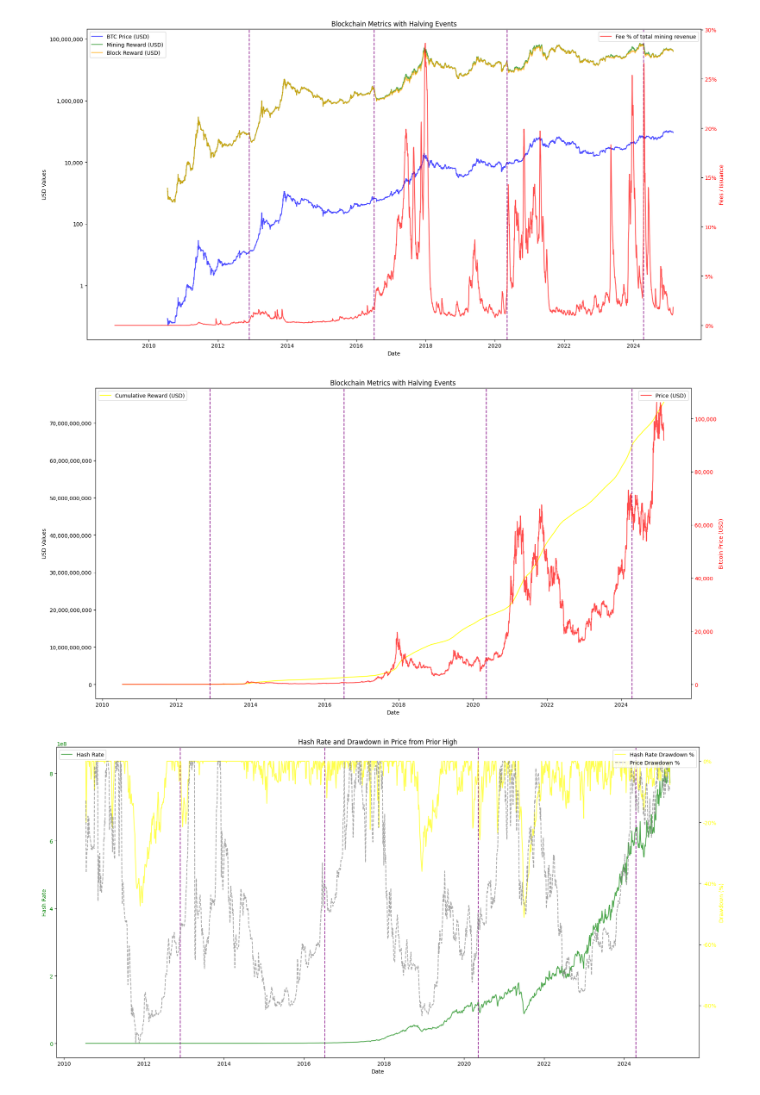
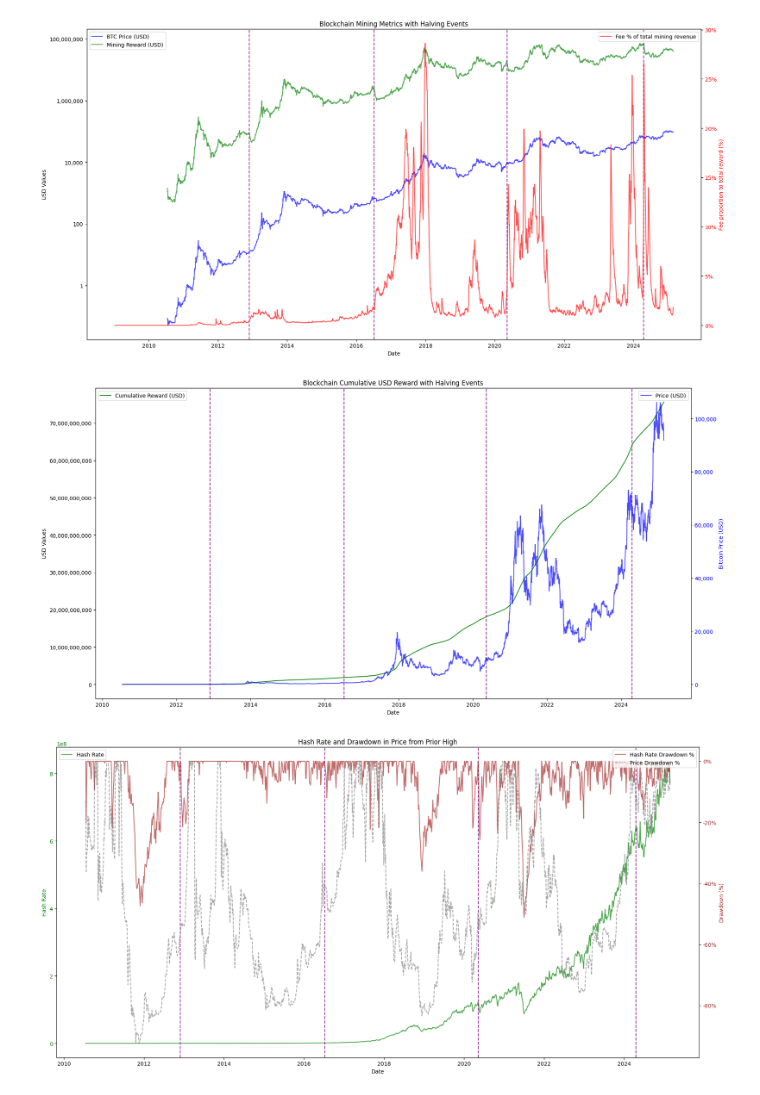
Before and after one commit to mareeben/btc-death-risks, a Jupyter notebook: notebooks/notebook.ipynb, the cells around one changed output. Cells and saved outputs as stored; diff of their text form; code cells hidden in the pictures.

Commit message:
Add blockchain metrics plots
New plots for blockchain metrics and hash rate trends are included, along with charts highlighting halving events.

```diff
--- a/notebooks/notebook.ipynb
+++ b/notebooks/notebook.ipynb
@@ -43,6 +43,8 @@ df.set_index("Date", inplace=True)
 
 blockchain_halving_dates = [pd.to_datetime("28-Nov-2012"), pd.to_datetime("9-Jul-2016"), pd.to_datetime("11-May-2020"), pd.to_datetime("19-Apr-2024"), ]
 # %%
+save_figures = True
+
 fig, ax1 = plt.subplots(figsize=(18, 9))
 
 # Ensure df.index is datetime before plotting
@@ -52,7 +54,6 @@ if not isinstance(df.index, pd.DatetimeIndex):
 # Plot Price, Fees(USD), and Issuance(USD) on the first axis
 ax1.plot(df.index, df["Price"], label="BTC Price (USD)", color="blue", alpha=0.7)
 ax1.plot(df.index, df["Fees(USD)"] + df["Issuance(USD)"], label="Mining Reward (USD)", color="green", alpha=0.7)
-ax1.plot(df.index, df["Issuance(USD)"], label="Block Reward (USD)", color="orange", alpha=0.7)
 ax1.set_xlabel("Date")
 ax1.set_ylabel("USD Values", color="black")
 ax1.set_yscale("log")  # Set y-axis to logarithmic scale
@@ -66,7 +67,7 @@ ax1.legend(loc="upper left")
 # Plot Fees / Issuance on the second axis
 ax2 = ax1.twinx()
 ax2.plot(df.index, df["MinerRevenuePercentage"], label="Fee % of total mining revenue", color="red", alpha=0.7)
-ax2.set_ylabel("Fees / Issuance", color="red")
+ax2.set_ylabel("Fee proportion to total reward (%)", color="red")
 ax2.tick_params(axis="y", labelcolor="red")
 ax2.yaxis.set_major_formatter(plt.FuncFormatter(lambda y, _: f"{y:.0%}"))  # Format as percentage
 ax2.legend(loc="upper right")
@@ -75,11 +76,16 @@ ax2.legend(loc="upper right")
 for date in blockchain_halving_dates:
     ax1.axvline(date, color="purple", linestyle="--", alpha=0.8)
 
-plt.title("Blockchain Metrics with Halving Events")
+plt.title("Blockchain Mining Metrics with Halving Events")
 plt.tight_layout()
-plt.show()
+
+if save_figures:
+    # Save the chart to a file in ./results
+    plt.savefig('./results/blockchain_metrics_with_halving_events.png', dpi=300)
+else:
+    plt.show()
 # %% [output]
-[figure, old version]
+[figure, new version]
 # %%
 # Calculate the cumulative total mining reward (Fees + Issuance)
 df["CumulativeReward(USD)"] = (df["Fees(USD)"] + df["Issuance(USD)"]).cumsum()
@@ -89,7 +95,7 @@ df["CumulativeRewardHodl(USD)"] = (df["Fees(BTC)"] + df["Issuance(BTC)"]).cumsum
 fig, ax1 = plt.subplots(figsize=(18, 9))
 
 # Plot Price, Fees(USD), and Issuance(USD) on the first axis
-ax1.plot(df.index, df["CumulativeReward(USD)"], label="Cumulative Reward (USD)", color="yellow", linestyle="-", alpha=0.9)
+ax1.plot(df.index, df["CumulativeReward(USD)"], label="Cumulative Reward (USD)", color="green", linestyle="-", alpha=0.9)
 ax1.set_xlabel("Date")
 ax1.set_ylabel("USD Values", color="black")
 #ax1.set_yscale("log")  # Set y-axis to logarithmic scale
@@ -102,9 +108,9 @@ ax1.legend(loc="upper left")
 
 # Plot Fees / Issuance on the second axis
 ax2 = ax1.twinx()
-ax2.plot(df.index, df["Price"], label="Price (USD)", color="red", alpha=0.7)
-ax2.set_ylabel("Bitcoin Price (USD)", color="red")
-ax2.tick_params(axis="y", labelcolor="red")
+ax2.plot(df.index, df["Price"], label="Price (USD)", color="blue", alpha=0.7)
+ax2.set_ylabel("Bitcoin Price (USD)", color="blue")
+ax2.tick_params(axis="y", labelcolor="blue")
 ax2.legend(loc="upper right")
 
 # Use 1000 comma separator instead of scientific notation
@@ -114,11 +120,16 @@ ax2.yaxis.set_major_formatter(plt.FuncFormatter(lambda x, _: f"{x:,.0f}"))
 for date in blockchain_halving_dates:
     ax1.axvline(date, color="purple", linestyle="--", alpha=0.8)
 
-plt.title("Blockchain Metrics with Halving Events")
+plt.title("Blockchain Cumulative USD Reward with Halving Events")
 plt.tight_layout()
-plt.show()
+
+if save_figures:
+    # Save the chart to a file in ./results
+    plt.savefig('./results/blockchain_cumulative_reward_metrics_with_halving_events.png', dpi=300)
+else:
+    plt.show()
 # %% [output]
-[figure, old version]
+[figure, new version]
 # %%
 # Calculate the drawdown from prior high based on HashRate
 df["HashRateHigh"] = df["HashRate"].cummax()
@@ -127,38 +138,43 @@ df["HashRateDrawdown"] = (df["HashRate"] - df["HashRateHigh"]) / df["HashRateHig
 # Calculate the drawdown from prior high based on Price
 df["PriceHigh"] = df["Price"].cummax()
 df["PriceDrawdown"] = (df["Price"] - df["PriceHigh"]) / df["PriceHigh"]
 
 # Exclude NaN values
 df_filtered = df.dropna(subset=["HashRate", "HashRateDrawdown", "PriceDrawdown"])
 
 # Plotting
 fig, ax1 = plt.subplots(figsize=(18, 9))
 
 # Plot HashRate on the first axis
 ax1.plot(df_filtered.index, df_filtered["HashRate"], label="Hash Rate", color="green", alpha=0.7)
 ax1.set_xlabel("Date")
 ax1.set_ylabel("Hash Rate", color="green")
 ax1.tick_params(axis="y", labelcolor="green")
 ax1.legend(loc="upper left")
 
 # Plot Drawdown (in Price) on the second axis
 ax2 = ax1.twinx()
-ax2.plot(df_filtered.index, df_filtered["HashRateDrawdown"], label="Hash Rate Drawdown %", color="yellow", alpha=0.7)
+ax2.plot(df_filtered.index, df_filtered["HashRateDrawdown"], label="Hash Rate Drawdown %", color="brown", alpha=0.7)
 ax2.plot(df_filtered.index, df_filtered["PriceDrawdown"], label="Price Drawdown %", linestyle='--', color="grey", alpha=0.7)
-ax2.set_ylabel("Drawdown (%)", color="yellow")
-ax2.tick_params(axis="y", labelcolor="yellow")
+ax2.set_ylabel("Drawdown (%)", color="brown")
+ax2.tick_params(axis="y", labelcolor="brown")
 ax2.yaxis.set_major_formatter(plt.FuncFormatter(lambda y, _: f"{y:.0%}"))  # Format as percentage
 ax2.legend(loc="upper right")
 
 # Add vertical lines for blockchain halving dates
 for date in blockchain_halving_dates:
     ax1.axvline(date, color="purple", linestyle="--", alpha=0.8)
 
 plt.title("Hash Rate and Drawdown in Price from Prior High")
 plt.tight_layout()
-plt.show()
+
+if save_figures:
+    # Save the chart to a file in ./results
+    plt.savefig('./results/blockchain_hash_rate_metrics.png', dpi=300)
+else:
+    plt.show()
 # %% [output]
-[figure, old version]
+[figure, new version]
 # %%
 # Filter the DataFrame to include only data from 2021
 df_filtered = df.loc[df.index.year == 2021].dropna(subset=["HashRate", "HashRateDrawdown", "PriceDrawdown"])
```
Also changed, not shown: parts of 1 cell of this notebook, 4 other files.
